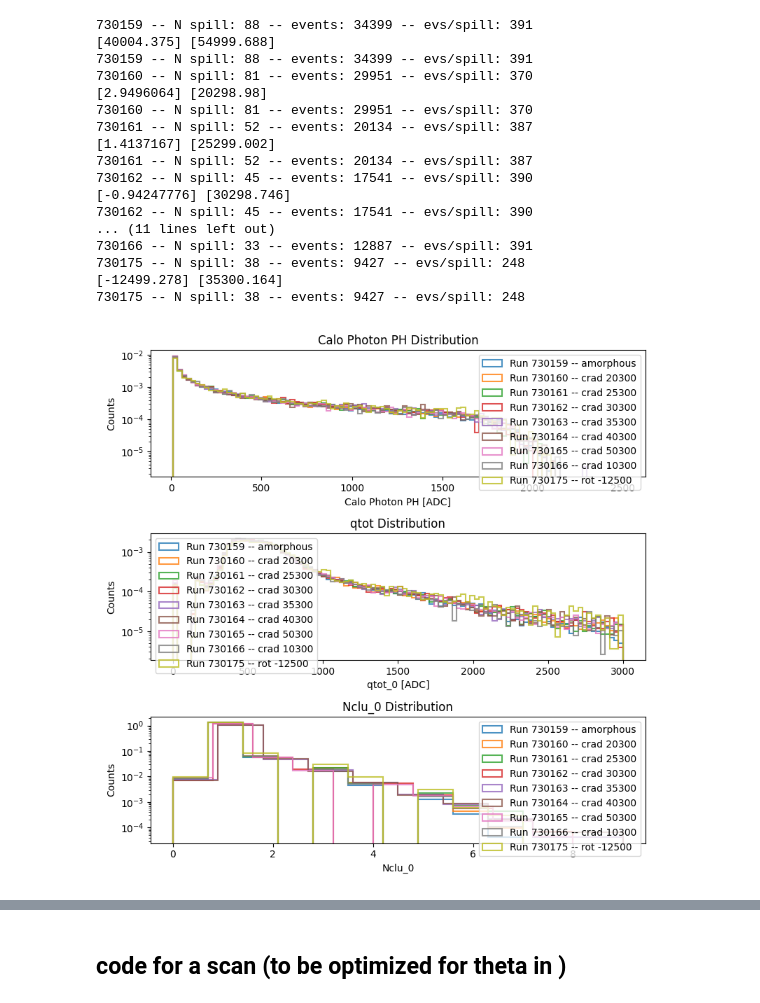
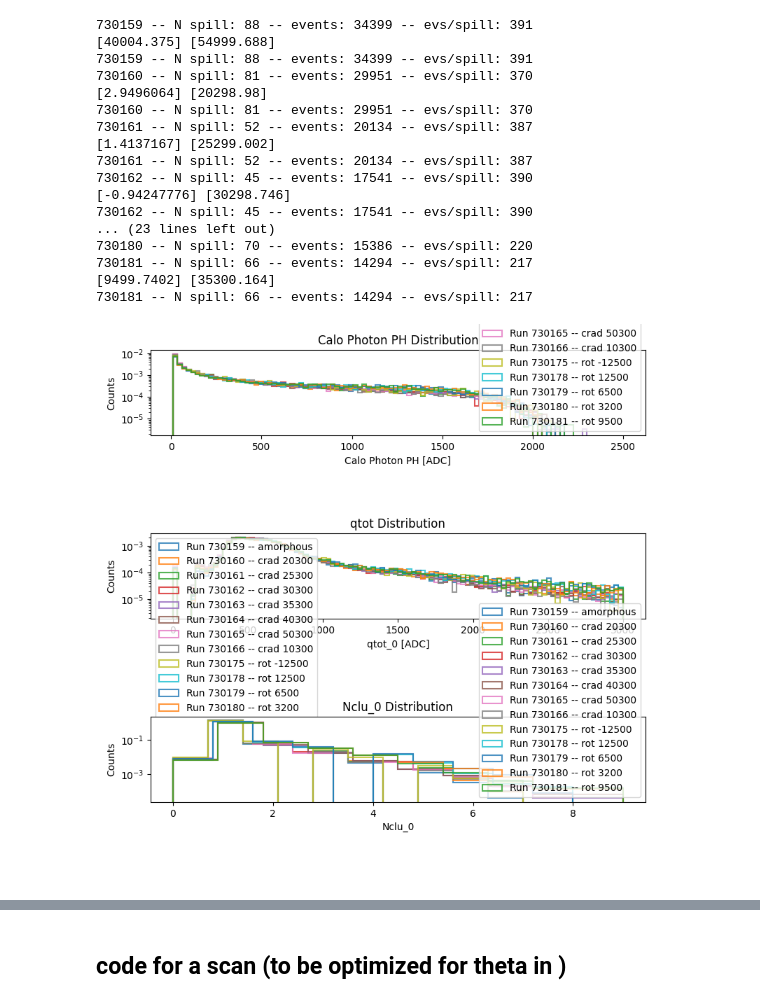
Before and after one commit to Ncanale/eplusBOOST_2025_T9, a Jupyter notebook: compare_epBOOST.ipynb, the cells around one changed output, grey strips where cells are left out. Saved outputs shown, nothing was run; the diff lists cells and outputs as text; code cells hidden in the pictures.

```diff
--- a/compare_epBOOST.ipynb
+++ b/compare_epBOOST.ipynb
@@ -64,8 +64,9 @@ def file_loader(run_number):
 
     xpos[:,2]= xpos[:,2] - offset_x2
     xpos[:,3]= xpos[:,3] - offset_y2
-    x1 = xpos[:,1]
-    y1 = xpos[:,0]
+
+    x1 = xpos[:,0]
+    y1 = xpos[:,1]
     x2 = xpos[:,2]
     y2 = xpos[:,3]
     x3 = xpos[:,4]
@@ -108,8 +109,8 @@ opts_2d = { "cmap" : mycmap, "bins" : bins2d} # "norm" : mpl.colors.LogNorm()}
 th_cherry1 = 20
 th_cherry2 = 20
 # %%
-run_list = [730159,730160,730161,730162,730163,730164,730165,730166,730175] #730157,
-labels = [ 'amorphous', 'crad 20300','crad 25300','crad 30300', 'crad 35300', 'crad 40300', 'crad 50300','crad 10300', 'rot -12500'] #'initial guess',
+run_list = [730159,730160,730161,730162,730163,730164,730165,730166,730175,730178,730179,730180,730181]
+labels = [ 'amorphous', 'crad 20300','crad 25300','crad 30300', 'crad 35300', 'crad 40300', 'crad 50300','crad 10300', 'rot -12500', 'rot 12500', 'rot 6500' , 'rot 3200', 'rot 9500'] #'initial guess',
 
 x_cry_cut = [4.6, 4.9]
 y_cry_cut = [4.7, 5.15]
@@ -234,10 +239,10 @@ for i in range(3):
     ax[i].set_yscale('log')
 
 # Mean plot
-ax2[0].scatter(rots[:1], mean_ph_calo[:1], marker='o', label=f'Mean Calo PH (> {ph_calo_high} ADC)')
-ax2[0].scatter(rots[:1], mean_qtot0[:1], marker='s', label='Mean qtot[0]')
-ax2[0].scatter(rots[:1], mean_nclu0[:1], marker='^', label='Mean nclu[0]')
-# ax2[0].set_xticks(rots[:1])
+ax2[0].scatter(rots, mean_ph_calo, marker='o', label=f'Mean Calo PH (> {ph_calo_high} ADC)')
+ax2[0].scatter(rots, mean_qtot0, marker='s', label='Mean qtot[0]')
+# ax2[0].scatter(rots, mean_nclu0, marker='^', label='Mean nclu[0]')
+# ax2[0].set_xticks(rots)
 # ax2[0].set_xticklabels([str(int(val)) for val in rots], rotation=45)
 
 ax2[0].set_xlabel('rot value')
@@ -245,37 +250,37 @@ ax2[0].set_ylabel('Mean Value')
 ax2[0].set_title('Mean Histogram Values per Run')
 ax2[0].legend(loc ='lower right')
 ax2[0].grid(True)
 
 ax2[1].scatter(crads, mean_ph_calo, marker='o', label=f'Mean Calo PH (> {ph_calo_high} ADC)')
 ax2[1].scatter(crads, mean_qtot0, marker='s', label='Mean qtot[0]')
-ax2[1].scatter(crads, mean_nclu0, marker='^', label='Mean nclu[0]')
+# ax2[1].scatter(crads, mean_nclu0, marker='^', label='Mean nclu[0]')
 # ax2[1].set_xticks(crad)
 # ax2[1].set_xticklabels([str(int(val)) for val in crads], rotation=45)
 
 ax2[1].set_xlabel('crad value')
 ax2[1].set_ylabel('Mean Value')
 ax2[1].set_title('Mean Histogram Values per Run')
 ax2[1].legend(loc ='lower right')
 ax2[1].grid(True)
 
 plt.tight_layout()
 plt.show()
 # %% [output]
 730159 -- N spill: 88 -- events: 34399 -- evs/spill: 391
 [40004.375] [54999.688]
 730159 -- N spill: 88 -- events: 34399 -- evs/spill: 391
 730160 -- N spill: 81 -- events: 29951 -- evs/spill: 370
 [2.9496064] [20298.98]
 730160 -- N spill: 81 -- events: 29951 -- evs/spill: 370
 730161 -- N spill: 52 -- events: 20134 -- evs/spill: 387
 [1.4137167] [25299.002]
 730161 -- N spill: 52 -- events: 20134 -- evs/spill: 387
 730162 -- N spill: 45 -- events: 17541 -- evs/spill: 390
 [-0.94247776] [30298.746]
 730162 -- N spill: 45 -- events: 17541 -- evs/spill: 390
-... (11 lines left out)
-730166 -- N spill: 33 -- events: 12887 -- evs/spill: 391
-730175 -- N spill: 38 -- events: 9427 -- evs/spill: 248
-[-12499.278] [35300.164]
-730175 -- N spill: 38 -- events: 9427 -- evs/spill: 248
+... (23 lines left out)
+730180 -- N spill: 70 -- events: 15386 -- evs/spill: 220
+730181 -- N spill: 66 -- events: 14294 -- evs/spill: 217
+[9499.7402] [35300.164]
+730181 -- N spill: 66 -- events: 14294 -- evs/spill: 217
-[figure, old version]
+[figure, new version]
```
Also changed, not shown: parts of 6 cells of this notebook, 2 other files.
